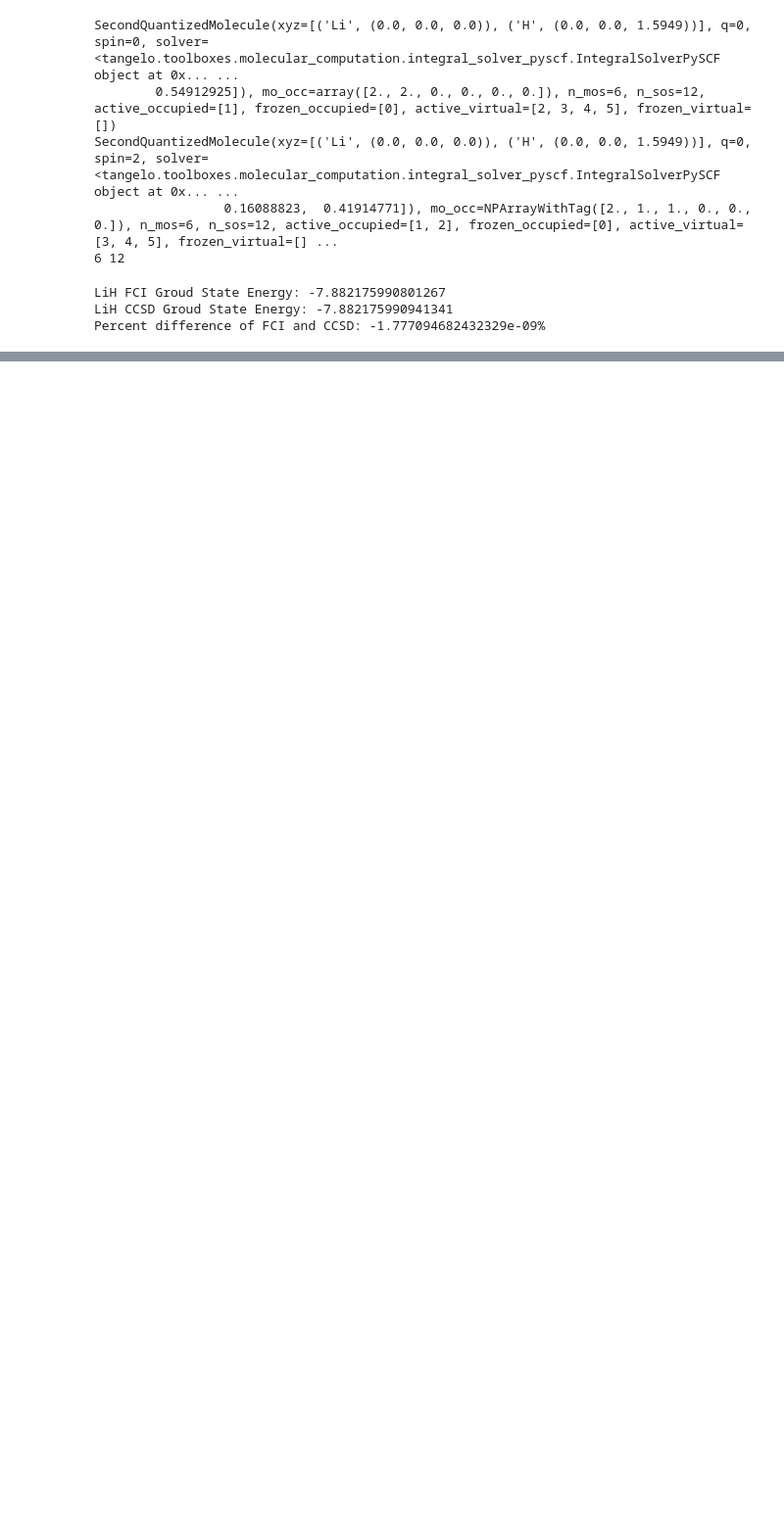
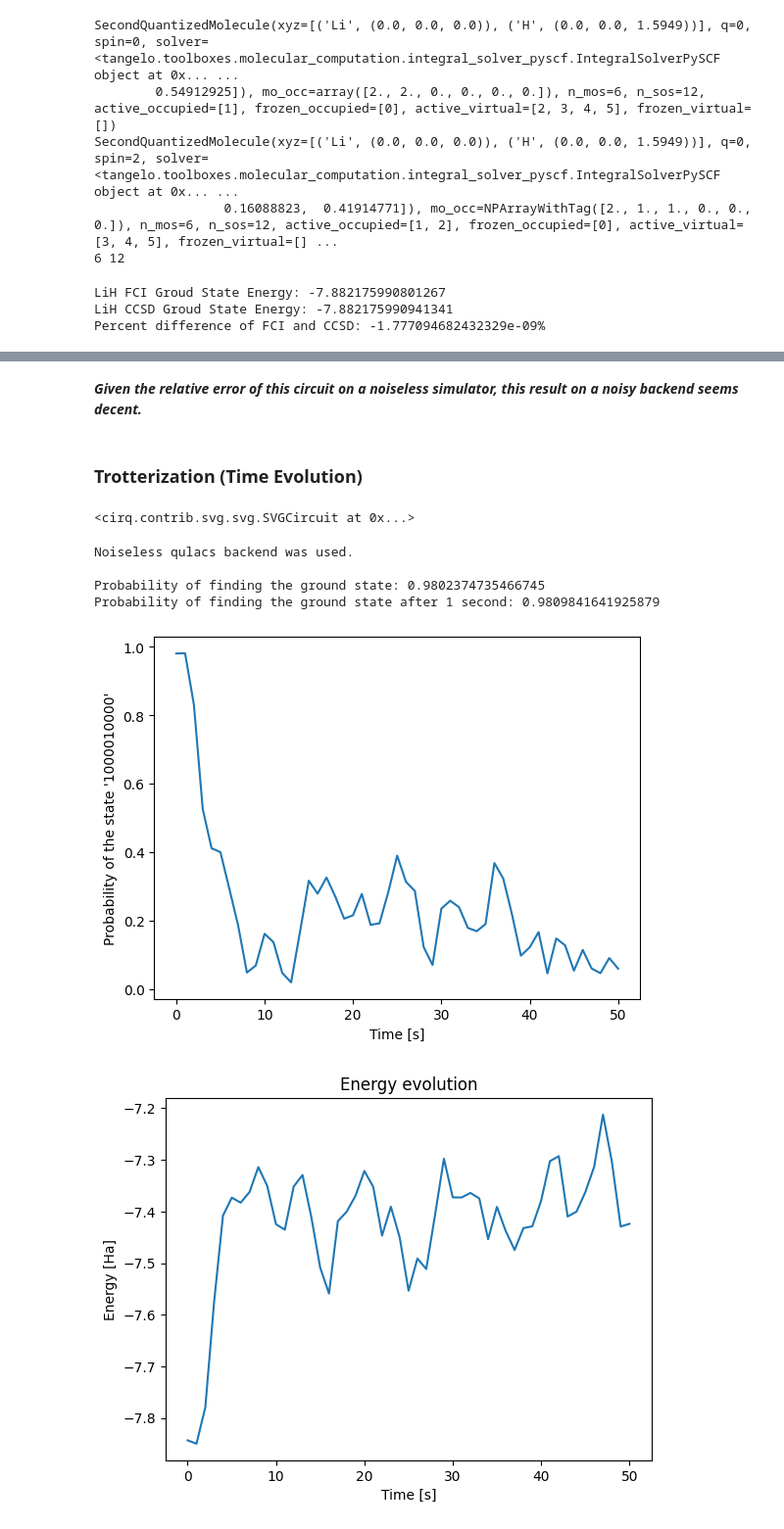
Before and after one commit to ld0rn76/0-Kelvin-Haq, a Jupyter notebook: LiH_test.ipynb, the cells around one changed output, grey strips where cells are left out. Shown at 98% size. Cells and saved outputs as stored; diff of their text form; code cells hidden in the pictures; blank space fills up the shorter version.

```diff
--- a/LiH_test.ipynb
+++ b/LiH_test.ipynb
@@ -301,0 +249,11 @@ Probability of finding ground state after 1 second: 0.9809841637783695
+# %%
+# Get backends with noisy or noiseless
+noisy_backend = get_backend(target='qulacs', n_shots=10**3, noise_model=nm)
+noiseless_backend = get_backend(target='qulacs')
+
+noisy_probabilities = noisy_backend.simulate(optimal_circuit)[0]
+noiseless_probabilities = noiseless_backend.simulate(optimal_circuit)[0]
+
+# Simulate
+print(noisy_probabilities,"\n")
+print(noiseless_probabilities)
@@ -301,0 +285,59 @@ Probability of finding ground state after 1 second: 0.9809841637783695
+# %% [markdown]
+***Given the relative error of this circuit on a noiseless simulator, this result on a noisy backend seems decent.***
+# %% [markdown]
+### Trotterization (Time Evolution)
+# %%
+from tangelo.toolboxes.unitary_generator.trotter_suzuki import TrotterSuzukiUnitary
+
+NUM_STEPS = 1
+ts_model = TrotterSuzukiUnitary(qubit_hamiltonian = LiH_gnd_hamiltonian)
+ts_circuit = ts_model.build_circuit(NUM_STEPS)
+# print(ts_circuit)
+ts_circuit.draw()
+# %% [output]
+<cirq.contrib.svg.svg.SVGCircuit at 0x...>
+# %%
+# Let's see what a noiseless simulator (qulacs in this case) outputs.
+
+# The most probable state depends on your qubit_mapping and up_then_down (ansatz choice affects up_then_down),
+# but it should nearly always be the molecule's initial state before any evolution.
+most_probable_state = next(iter(noiseless_probabilities))
+
+# When t is small (default time = 1.0 * NUM_STEPS = 1 = 1.0 second) in the time evolution, energy (quantum states) change is minimal as expected:
+print("Noiseless qulacs backend was used.")
+print(f'\nProbability of finding the ground state: {noiseless_probabilities[most_probable_state]}')
+print(f'Probability of finding the ground state after 1 second: {noiseless_backend.simulate(optimal_circuit+ts_circuit)[0][most_probable_state]} \n')
+
+# Can we see how it evolves? Let's try by plotting how the probability of the initial ground state changes:
+def plot_state_prob_evolve(state, backend, time_step_for_ts = 1, time_until = 50):
+    t_array = np.arange(0, time_until + time_step_for_ts, time_step_for_ts)
+    p_array = []
+    ts_m = TrotterSuzukiUnitary(qubit_hamiltonian = LiH_gnd_hamiltonian, time = time_step_for_ts)
+    for i in t_array / time_step_for_ts:
+        ts = ts_m.build_circuit(i)
+        p_array.append(backend.simulate(optimal_circuit + ts)[0][state])
+    plt.figure()
+    plt.plot(t_array,p_array)
+    plt.xlabel("Time [s]")
+    plt.ylabel(f"Probability of the state '{state}'")
+
+# Can tune the function argumenets
+plot_state_prob_evolve(most_probable_state, noiseless_backend)
+
+# See how the energy evolves
+energy_array = [evaluate_energy(noiseless_backend.simulate(optimal_circuit+TrotterSuzukiUnitary(qubit_hamiltonian=LiH_gnd_hamiltonian).build_circuit(i))[0])
+                for i in range(51)]
+plt.figure()
+plt.title("Energy evolution")
+plt.plot(range(51), energy_array)
+plt.xlabel("Time [s]")
+plt.ylabel("Energy [Ha]")
+plt.show()
+# print(energy_array[0:10])
+# %% [output]
+Noiseless qulacs backend was used.
+
+Probability of finding the ground state: 0.9802374735466745
+Probability of finding the ground state after 1 second: 0.9809841641925879
+[figure, added]
+[figure, added]
```
Also changed, not shown: parts of 29 cells of this notebook, 1 other file.
